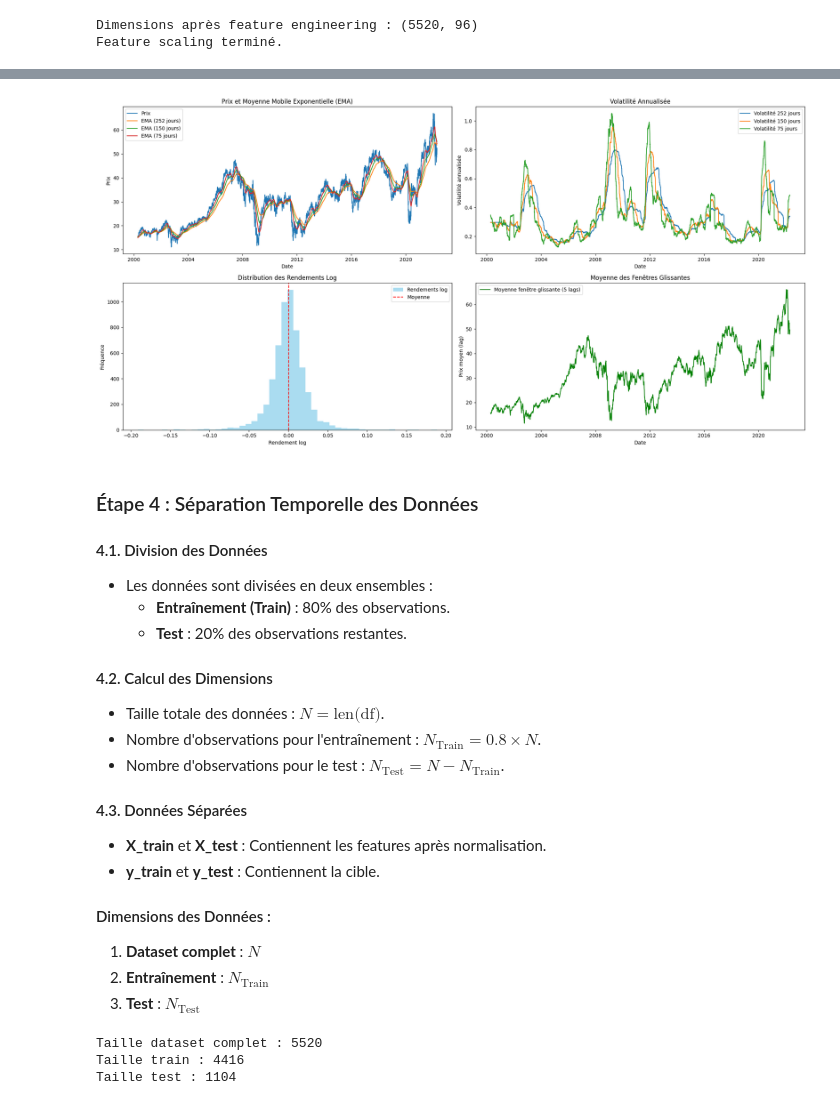
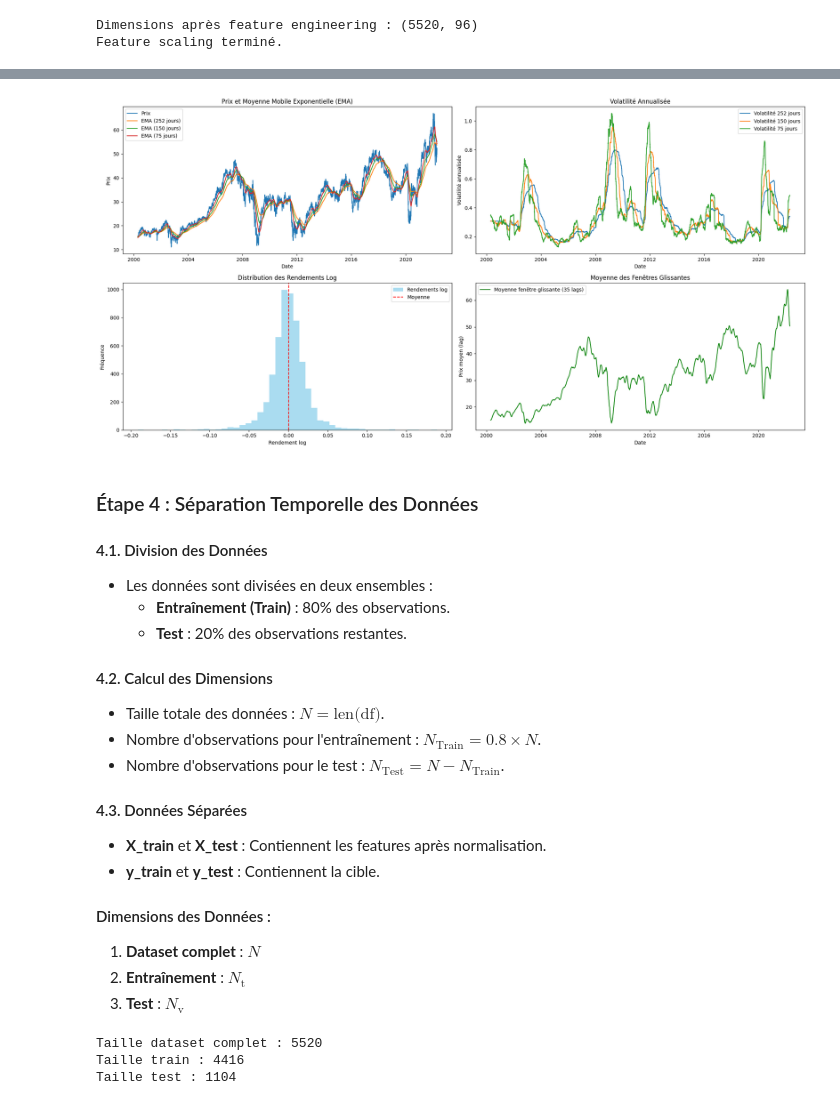
Before and after one commit to ugom2002/projet_DL, a Jupyter notebook: Projet_DL.ipynb, the cells around one changed output, grey strips where cells are left out. Saved outputs shown, nothing was run; the diff lists cells and outputs as text; code cells hidden in the pictures.

```diff
--- a/Projet_DL.ipynb
+++ b/Projet_DL.ipynb
@@ -310,36 +312,36 @@ plt.ylabel("Prix")
 plt.legend()
 
 # Sous-graphe 2 : Volatilité annualisée
 plt.subplot(2, 2, 2)
 for K in [252, 150, 75]:
     plt.plot(df.index, df[f"vol_{K}"], label=f"Volatilité {K} jours")
 plt.title("Volatilité Annualisée")
 plt.xlabel("Date")
 plt.ylabel("Volatilité annualisée")
 plt.legend()
 
 # Sous-graphe 3 : Distribution des rendements log
 plt.subplot(2, 2, 3)
 plt.hist(df["Return"], bins=50, color="skyblue", alpha=0.7, label="Rendements log")
 plt.axvline(df["Return"].mean(), color="red", linestyle="--", label="Moyenne")
 plt.title("Distribution des Rendements Log")
 plt.xlabel("Rendement log")
 plt.ylabel("Fréquence")
 plt.legend()
 
 # Sous-graphe 4 : Moyenne des fenêtres glissantes
-window_avg = df[[f"Price_lag_{i+1}" for i in range(5)]].mean(axis=1)
+window_avg = df[[f"Price_lag_{i+1}" for i in range(35)]].mean(axis=1)
 plt.subplot(2, 2, 4)
-plt.plot(df.index, window_avg, label="Moyenne fenêtre glissante (5 lags)", color="green")
+plt.plot(df.index, window_avg, label="Moyenne fenêtre glissante (35 lags)", color="green")
 plt.title("Moyenne des Fenêtres Glissantes")
 plt.xlabel("Date")
 plt.ylabel("Prix moyen (lag)")
 plt.legend()
 
 plt.tight_layout()
 plt.show()
 # %% [output]
-[figure, old version]
+[figure, new version]
 # %% [markdown]
 ### Étape 4 : Séparation Temporelle des Données
 
@@ -359,8 +361,8 @@ plt.show()
 
 #### Dimensions des Données :
 1. **Dataset complet** : $N$
-2. **Entraînement** : $N_{\text{Train}}$
-3. **Test** : $N_{\text{Test}}$
+2. **Entraînement** : $N_{\text{t}}$
+3. **Test** : $N_{\text{v}}$
 # %%
 N = len(df)
 Nt = int(0.8 * N)   # Nt := N_Train
```
Also changed, not shown: parts of 27 cells of this notebook.
